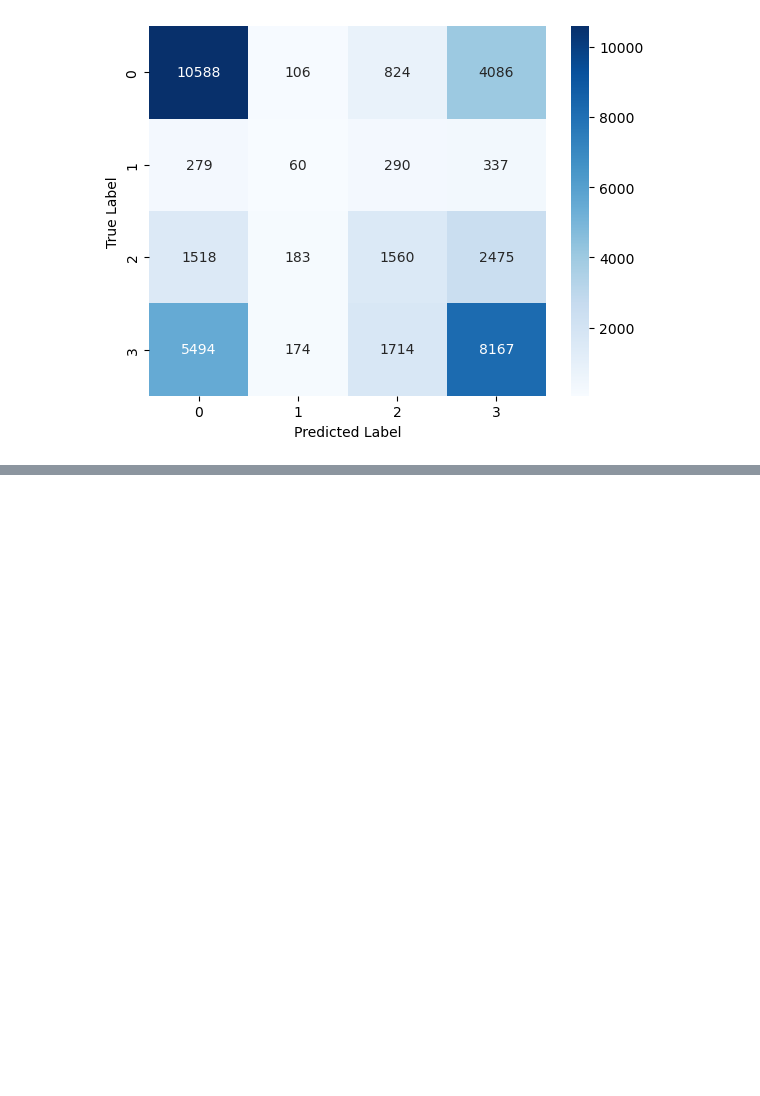
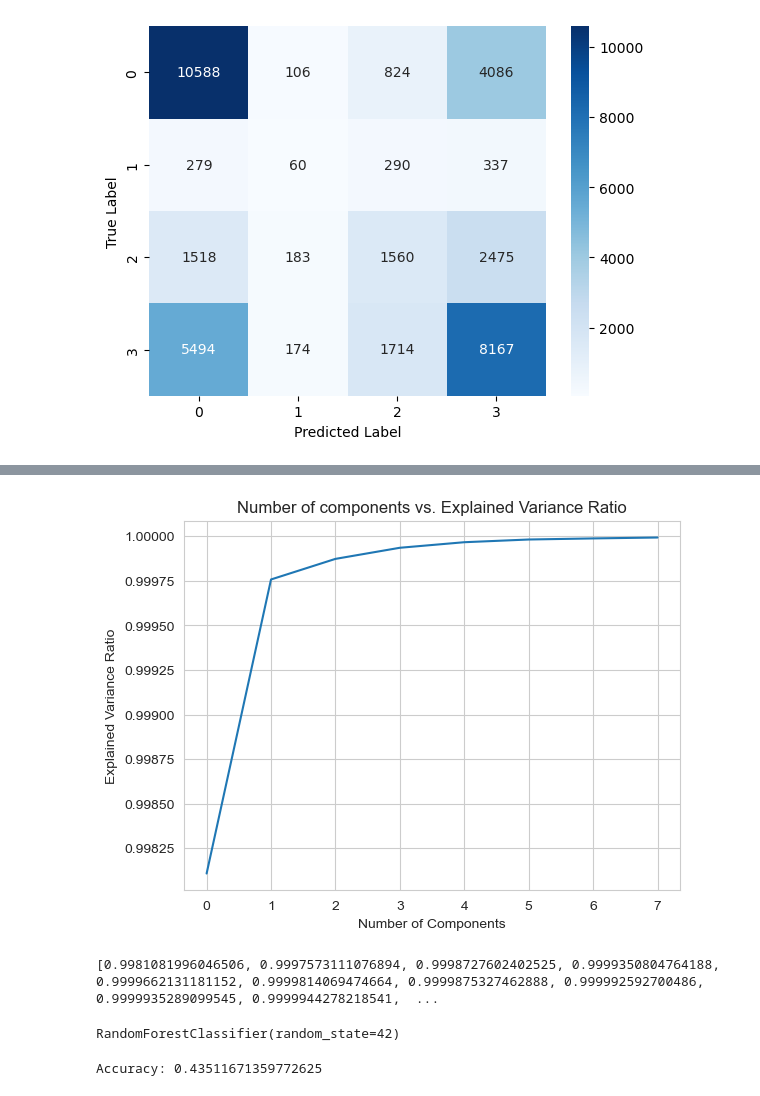
Before and after one commit to kerryghan-relot/LMU_BAM-Bilan-des-Accidents-Mortels, a Jupyter notebook: Template.ipynb, the cells around one changed output, grey strips where cells are left out. Drawn from its saved outputs; the diff is of its cells as text; code cells hidden in the pictures; blank space fills up the shorter version.

```diff
--- a/Template.ipynb
+++ b/Template.ipynb
@@ -194,0 +208,4 @@ weighted avg       0.52      0.54      0.53     37855
+# %%
+data = pd.read_pickle("./data/2022/merged-data-2022.pkl")
+
+data
@@ -194,0 +226,3 @@ weighted avg       0.52      0.54      0.53     37855
+# %%
+X = data.drop('grav', axis=1)
+X
@@ -194,0 +289,3 @@ weighted avg       0.52      0.54      0.53     37855
+# %%
+pca = PCA()
+xp = pca.fit_transform(X)
@@ -194,0 +336,13 @@ weighted avg       0.52      0.54      0.53     37855
+# %%
+truc = [e for e in pca.explained_variance_ratio_]
+for i in range(1, len(truc)):
+    truc[i] += truc[i-1]
+plt.plot(truc[:8])
+plt.title("Number of components vs. Explained Variance Ratio")
+plt.ylabel("Explained Variance Ratio")
+plt.xlabel("Number of Components")
+plt.show()
+print(truc)
+# %% [output]
+[figure, added]
+[0.9981081996046506, 0.9997573111076894, 0.9998727602402525, 0.9999350804764188, 0.9999662131181152, 0.9999814069474664, 0.9999875327462888, 0.999992592700486, 0.9999935289099545, 0.9999944278218541,  ...
@@ -194,0 +352,14 @@ weighted avg       0.52      0.54      0.53     37855
+# %%
+# Modèle RandomForest
+model = RandomForestClassifier(random_state=42)
+model.fit(xp_train, y_train)
+# %% [output]
+RandomForestClassifier(random_state=42)
+# %%
+# Prédictions sur l'ensemble de test
+y_pred = model.predict(xp_test)
+
+# Évaluation du modèle
+print(f"Accuracy: {accuracy_score(y_test, y_pred)}")
+# %% [output]
+Accuracy: 0.43511671359772625
```
Also changed, not shown: parts of 16 cells of this notebook, 5 other files.
